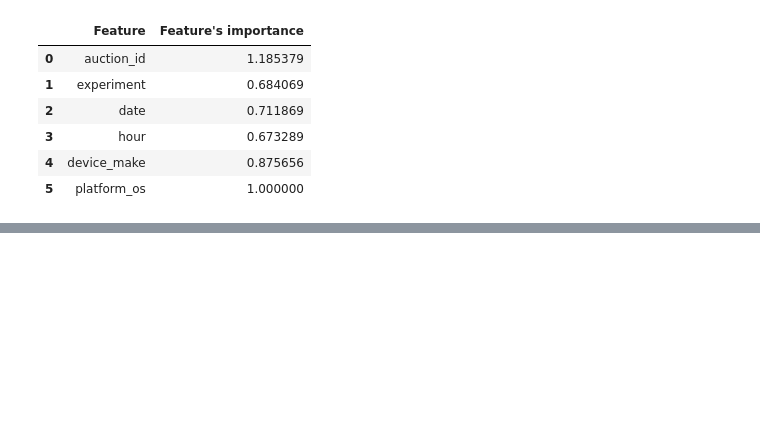
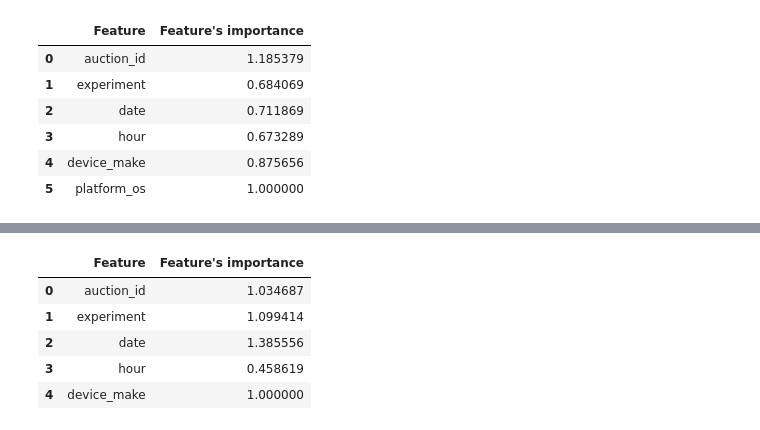
Before and after one commit to nahomHmichael/abtest-mlops, a Jupyter notebook: notebooks/AB_ML_Test.ipynb, the cells around one changed output, grey strips where cells are left out. Saved outputs shown, nothing was run; the diff lists cells and outputs as text; code cells hidden in the pictures; blank space fills up the shorter version.

```diff
--- a/notebooks/AB_ML_Test.ipynb
+++ b/notebooks/AB_ML_Test.ipynb
@@ -296,0 +307,10 @@ feature_importance_chrome_df.head(10)
+# %%
+feature_importance_chrome_df['Feature\'s importance'] = pow(math.e,np.array(model5.coef_[0]))
+feature_importance_chrome_df.head()
+# %% [output]
+|  | Feature | Feature's importance |
+| 0 | auction_id | 1.034687 |
+| 1 | experiment | 1.099414 |
+| 2 | date | 1.385556 |
+| 3 | hour | 0.458619 |
+| 4 | device_make | 1.000000 |
```
Also changed, not shown: parts of 3 cells of this notebook, 56 other files.
